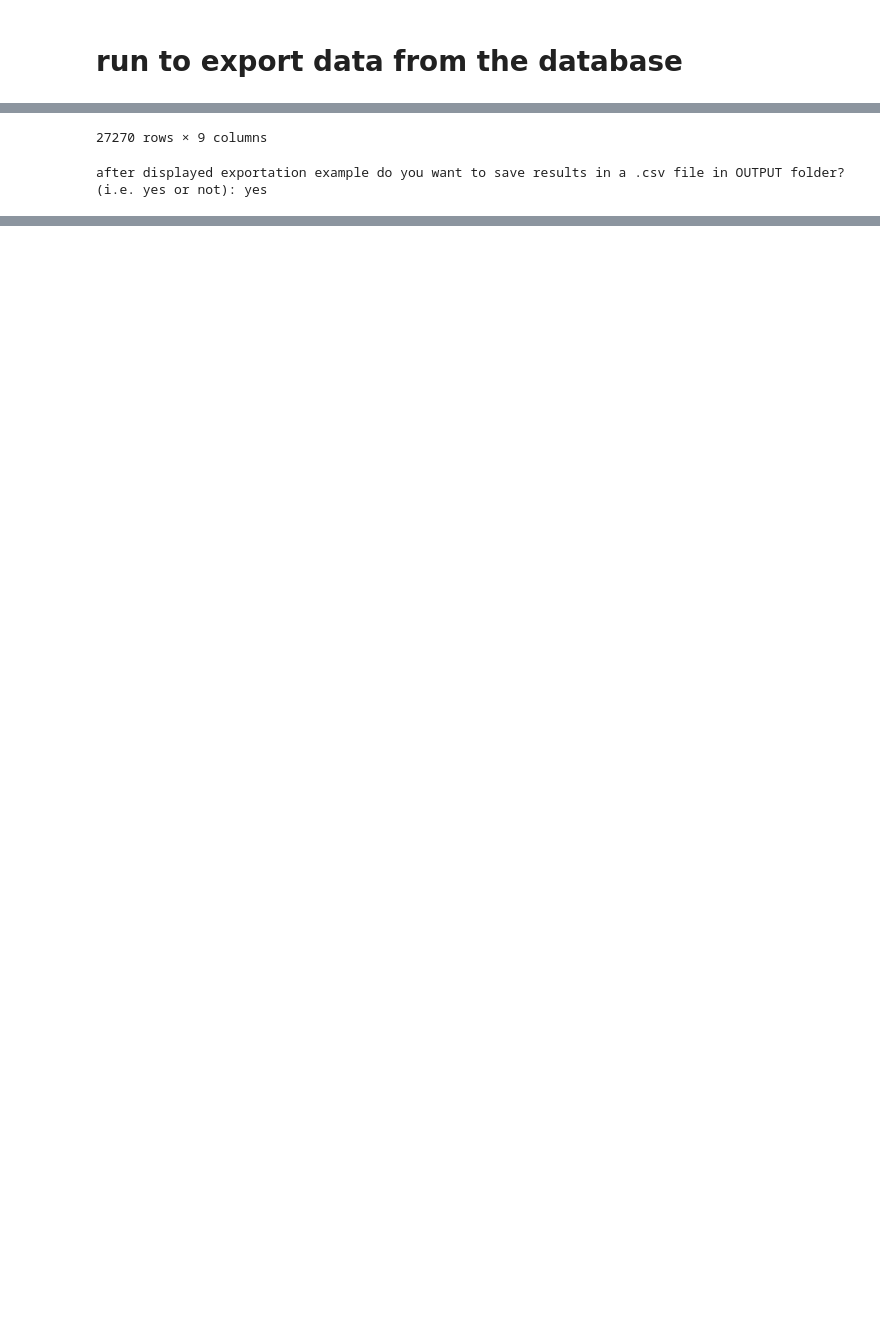
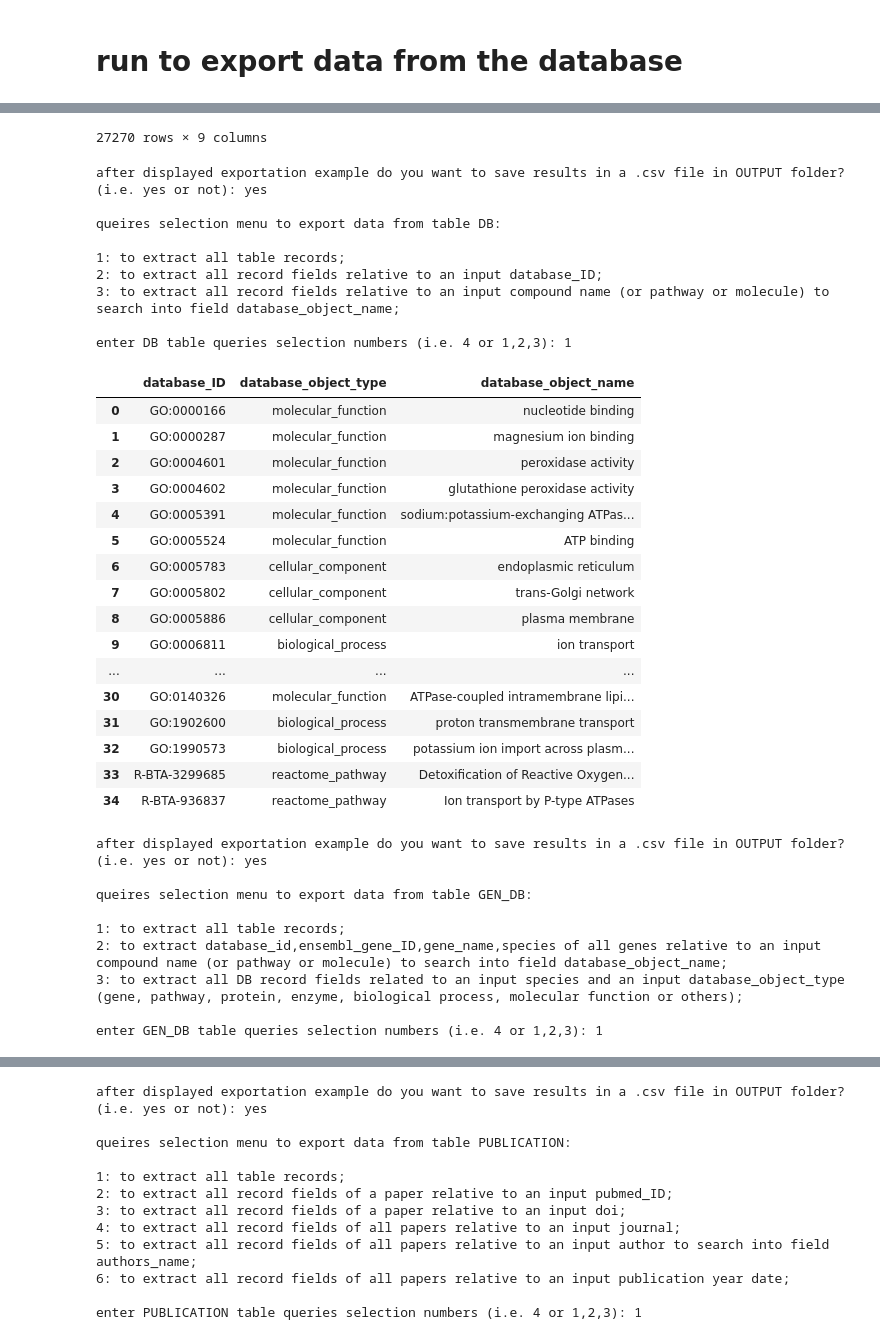
Before and after one commit to emanuele-tufarini/miqualat, a Jupyter notebook: MIQUALAT_NOTEBOOK/MIQUALAT_data_export.ipynb, the cells around one changed output, grey strips where cells are left out. Drawn from its saved outputs; the diff is of its cells as text; code cells hidden in the pictures; blank space fills up the shorter version.

```diff
--- a/MIQUALAT_NOTEBOOK/MIQUALAT_data_export.ipynb
+++ b/MIQUALAT_NOTEBOOK/MIQUALAT_data_export.ipynb
@@ -16,5 +16,5 @@ sys.path.append(library_directory)
 from MIQUALAT_data_export import *
 
 # database export
-miqualat_db_data_exporter(host="localhost",db="MIQUALAT",port=3306)
+miqualat_db_data_exporter()
 # %% [output]
@@ -34,18 +34,52 @@ enter 7 to export data from database MIQUALAT following table: VARIANT;
 7: to extract all genes located on an input chromosome for an input species;
 8: to extract all genes located between start and end input coordinates on an input chromosome for an input species;
 
 enter GENE table queries selection numbers (i.e. 4 or 1,2,3): 1
 |  | ensembl_gene_ID | gene_name | gene_short_description | refseq | species | chromosome | start_coordinate | ... |
 | 0 | ENSBTAG00000000005 | GRK3 | G protein-coupled receptor kinase 3 | ARS-UCD1.2 | bos taurus | 17 | 65389743 | ... |
 | 1 | ENSBTAG00000000008 | KCNJ1 | potassium inwardly rectifying cha... | ARS-UCD1.2 | bos taurus | 29 | 32214439 | ... |
 | 2 | ENSBTAG00000000009 | FOXF1 | forkhead box F1 | ARS-UCD1.2 | bos taurus | 18 | 12338037 | ... |
 | 3 | ENSBTAG00000000010 | UBL7 | ubiquitin like 7 | ARS-UCD1.2 | bos taurus | 21 | 34209956 | ... |
 | 4 | ENSBTAG00000000011 | TDH | L-threonine dehydrogenase | ARS-UCD1.2 | bos taurus | 8 | 7950815 | ... |
 | ... | ... | ... | ... | ... | ... | ... | ... | ... |
 | 27265 | ENSBTAG00000055312 | None | None | ARS-UCD1.2 | bos taurus | 2 | 96551552 | ... |
 | 27266 | ENSBTAG00000055313 | bta-mir-12025 | bta-mir-12025 | ARS-UCD1.2 | bos taurus | 21 | 65169462 | ... |
 | 27267 | ENSBTAG00000055314 | OR3A1 | olfactory receptor, family 3, sub... | ARS-UCD1.2 | bos taurus | 19 | 24021135 | ... |
 | 27268 | ENSBTAG00000055315 | None | None | ARS-UCD1.2 | bos taurus | 8 | 102574538 | ... |
 | 27269 | ENSBTAG00000055316 | None | None | ARS-UCD1.2 | bos taurus | 2 | 94738416 | ... |
 27270 rows × 9 columns
 after displayed exportation example do you want to save results in a .csv file in OUTPUT folder? (i.e. yes or not): yes
+
+queires selection menu to export data from table DB:
+
+1: to extract all table records;
+2: to extract all record fields relative to an input database_ID;
+3: to extract all record fields relative to an input compound name (or pathway or molecule) to search into field database_object_name;
+
+enter DB table queries selection numbers (i.e. 4 or 1,2,3): 1
+|  | database_ID | database_object_type | database_object_name |
+| 0 | GO:0000166 | molecular_function | nucleotide binding |
+| 1 | GO:0000287 | molecular_function | magnesium ion binding |
+| 2 | GO:0004601 | molecular_function | peroxidase activity |
+| 3 | GO:0004602 | molecular_function | glutathione peroxidase activity |
+| 4 | GO:0005391 | molecular_function | sodium:potassium-exchanging ATPas... |
+| 5 | GO:0005524 | molecular_function | ATP binding |
+| 6 | GO:0005783 | cellular_component | endoplasmic reticulum |
+| 7 | GO:0005802 | cellular_component | trans-Golgi network |
+| 8 | GO:0005886 | cellular_component | plasma membrane |
+| 9 | GO:0006811 | biological_process | ion transport |
+| ... | ... | ... | ... |
+| 30 | GO:0140326 | molecular_function | ATPase-coupled intramembrane lipi... |
+| 31 | GO:1902600 | biological_process | proton transmembrane transport |
+| 32 | GO:1990573 | biological_process | potassium ion import across plasm... |
+| 33 | R-BTA-3299685 | reactome_pathway | Detoxification of Reactive Oxygen... |
+| 34 | R-BTA-936837 | reactome_pathway | Ion transport by P-type ATPases |
+after displayed exportation example do you want to save results in a .csv file in OUTPUT folder? (i.e. yes or not): yes
+
+queires selection menu to export data from table GEN_DB:
+
+1: to extract all table records;
+2: to extract database_id,ensembl_gene_ID,gene_name,species of all genes relative to an input compound name (or pathway or molecule) to search into field database_object_name;
+3: to extract all DB record fields related to an input species and an input database_object_type (gene, pathway, protein, enzyme, biological process, molecular function or others);
+
+enter GEN_DB table queries selection numbers (i.e. 4 or 1,2,3): 1
@@ -51,0 +103,12 @@ after displayed exportation example do you want to save results in a .csv file i
+after displayed exportation example do you want to save results in a .csv file in OUTPUT folder? (i.e. yes or not): yes
+
+queires selection menu to export data from table PUBLICATION:
+
+1: to extract all table records;
+2: to extract all record fields of a paper relative to an input pubmed_ID;
+3: to extract all record fields of a paper relative to an input doi;
+4: to extract all record fields of all papers relative to an input journal;
+5: to extract all record fields of all papers relative to an input author to search into field authors_name;
+6: to extract all record fields of all papers relative to an input publication year date;
+
+enter PUBLICATION table queries selection numbers (i.e. 4 or 1,2,3): 1
```
Also changed, not shown: parts of 1 cell of this notebook, 8 other files.
